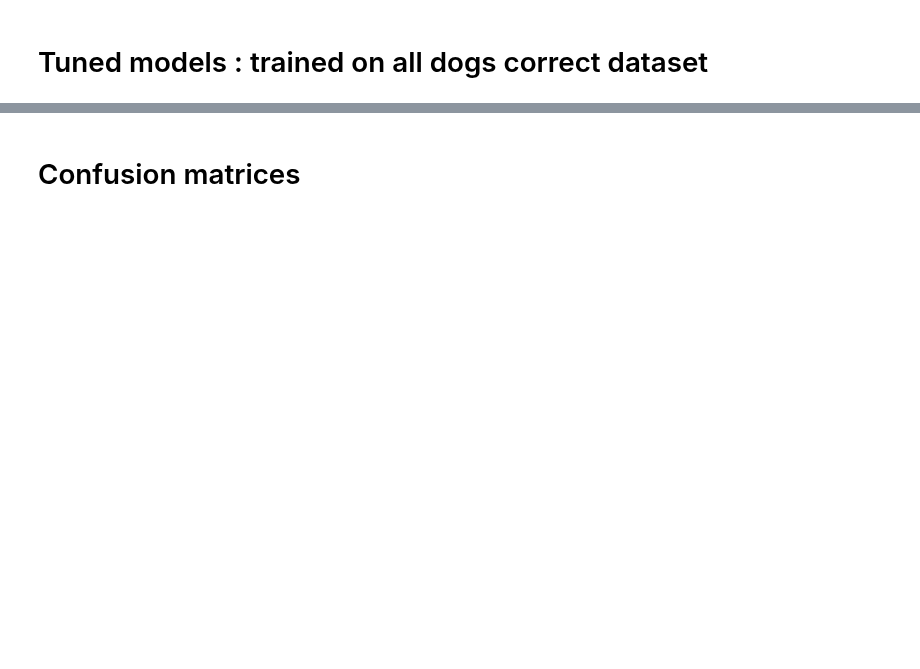
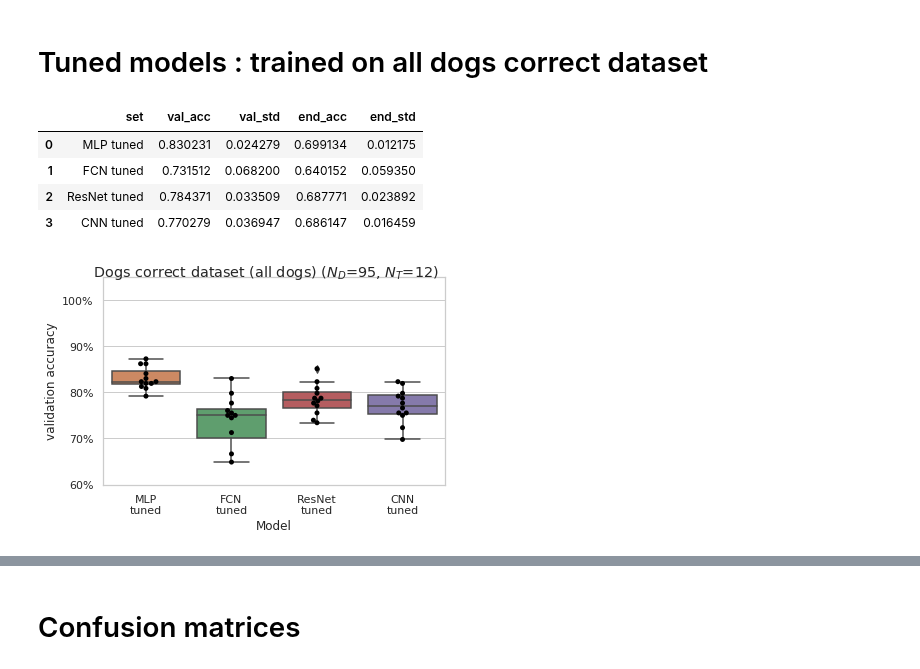
Before and after one commit to Withington/deepscent, a Jupyter notebook: notebooks/results/dis_results.ipynb, the cells around one changed output, grey strips where cells are left out. Cells and saved outputs as stored; diff of their text form; code cells hidden in the pictures; blank space fills up the shorter version.

```diff
--- a/notebooks/results/dis_results.ipynb
+++ b/notebooks/results/dis_results.ipynb
@@ -465,32 +572,43 @@ plt.savefig('heatmap_MLP_dog0Correct.png', bbox_inches='tight')
 # %%
 all_data = list()
 all_end_test_data = list()
 all_names = list()
 results = []
 end_test_results = []
 N = dataset_size('private_correct_plus')
 ND, NT, num_text = sample_sizes(N, k=3, m=4)
 
 # Get results sets
 file = '../../logs/2019-05-11T19:09/private_correct_plus/devnet_summary.csv'
 append_result_set(file, 'MLP\ntuned', all_data, all_end_test_data, all_names, results)
 
 file = '../../logs/2019-07-12T08:47/private_correct_plus/devnet_summary.csv' # FCN TODO - tune it more
 append_result_set(file, 'FCN\ntuned', all_data, all_end_test_data, all_names, results)
 
 file = '../../logs/2019-07-12T06:35/private_correct_plus/devnet_summary.csv' # ResNet
 append_result_set(file, 'ResNet\ntuned', all_data, all_end_test_data, all_names, results)
 
 file = '../../logs/2019-07-12T05:31/private_correct_plus/devnet_summary.csv' # CNN
 append_result_set(file, 'CNN\ntuned', all_data, all_end_test_data, all_names, results)
 
 # Plot
 save_filename = 'tuned_alldogs_correct'
-plot_acc(all_data, all_names, '\tDogs correct dataset (all dogs) '+num_text, save_filename+'.png', ylim=[0.6, 1.05])
+sns.set_palette(colorsp1)
+ax, plt = plot_acc(all_data, all_names, '\tDogs correct dataset (all dogs) '+num_text, save_filename+'.png', ylim=[0.6, 1.05])
+
+
+# Print and save results
 res = pd.DataFrame(results, columns=['set', 'val_acc', 'val_std', 'end_acc', 'end_std'])
 res = res.replace(to_replace=r'\n', value=' ', regex=True)
 res.to_csv(save_filename+'.csv')
 res
+# %% [output]
+|  | set | val_acc | val_std | end_acc | end_std |
+| 0 | MLP tuned | 0.830231 | 0.024279 | 0.699134 | 0.012175 |
+| 1 | FCN tuned | 0.731512 | 0.068200 | 0.640152 | 0.059350 |
+| 2 | ResNet tuned | 0.784371 | 0.033509 | 0.687771 | 0.023892 |
+| 3 | CNN tuned | 0.770279 | 0.036947 | 0.686147 | 0.016459 |
+[figure, added]
 # %%
 title = '\tRealistic dataset (all dogs, $N_D$='+str(end_test_dataset_size('private_correct_plus'))
 title = title + ', $N_T$='+NT+')'
```
Also changed, not shown: parts of 17 cells of this notebook.
